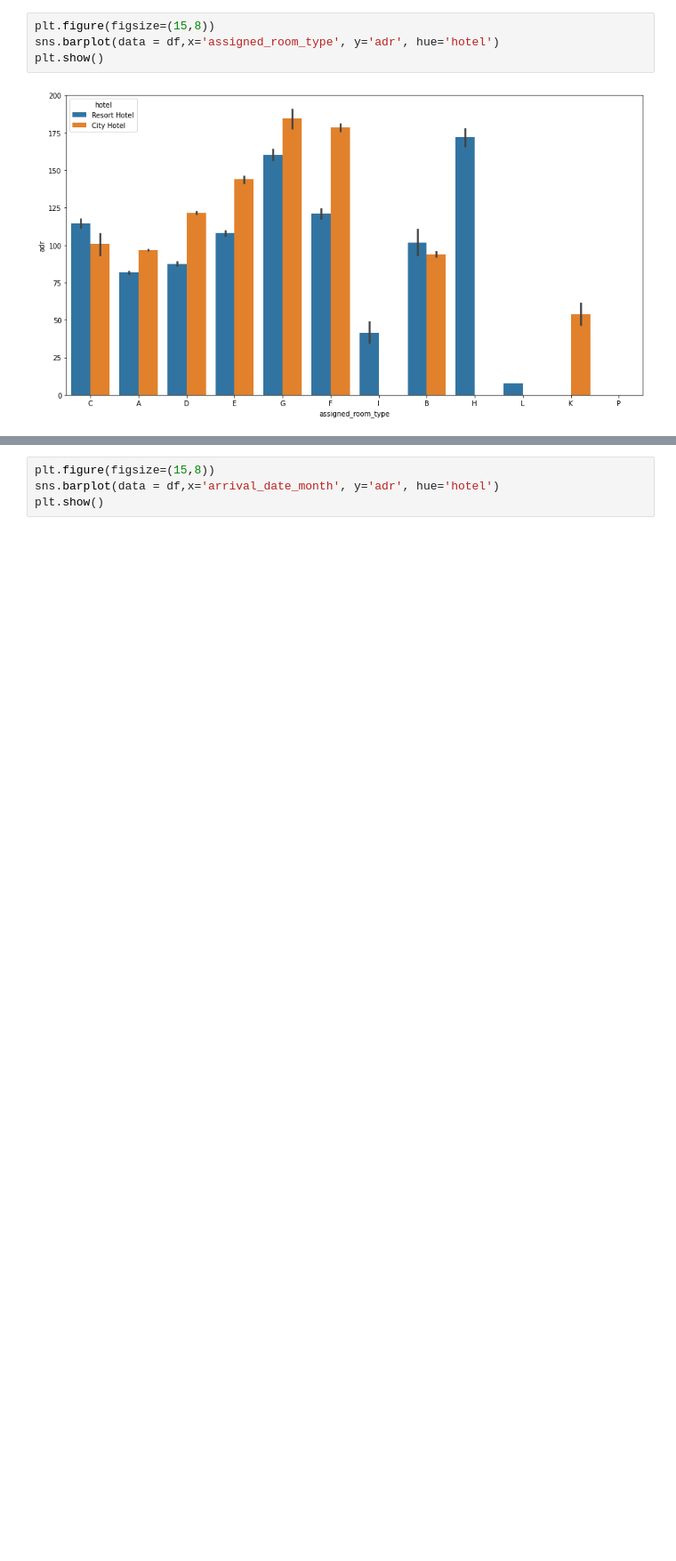
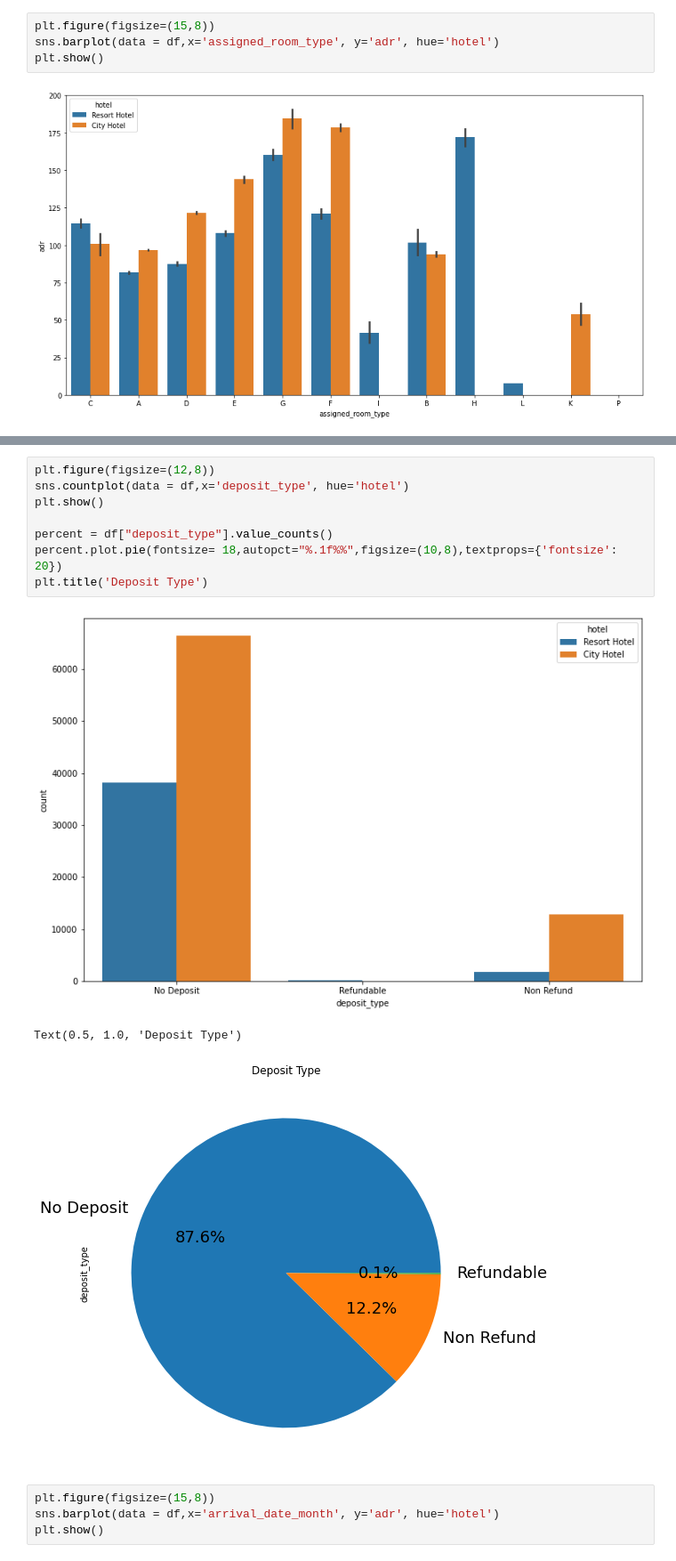
Before and after one commit to Gaurav-Yaduvanshi/Hotel-Booking-Analysis, a Jupyter notebook: Hotel_Booking_Analysis_Individual_Notebook_.ipynb, the cells around one changed output, grey strips where cells are left out. Shown at 89% size. Saved outputs shown, nothing was run; the diff lists cells and outputs as text; blank space fills up the shorter version.

```diff
--- a/Hotel_Booking_Analysis_Individual_Notebook_.ipynb
+++ b/Hotel_Booking_Analysis_Individual_Notebook_.ipynb
@@ -331,3 +340,15 @@ plt.show()
+# %%
+plt.figure(figsize=(12,8))
+sns.countplot(data = df,x='deposit_type', hue='hotel')
+plt.show()
+
+percent = df["deposit_type"].value_counts()
+percent.plot.pie(fontsize= 18,autopct="%.1f%%",figsize=(10,8),textprops={'fontsize': 20})
+plt.title('Deposit Type')
+# %% [output]
+[figure, added]
+Text(0.5, 1.0, 'Deposit Type')
+[figure, added]
 # %%
 plt.figure(figsize=(15,8))
 sns.barplot(data = df,x='arrival_date_month', y='adr', hue='hotel')
```
Also changed, not shown: parts of 8 cells of this notebook.
